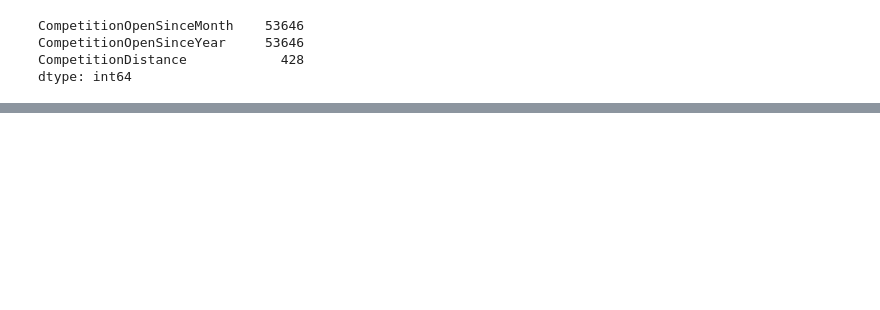
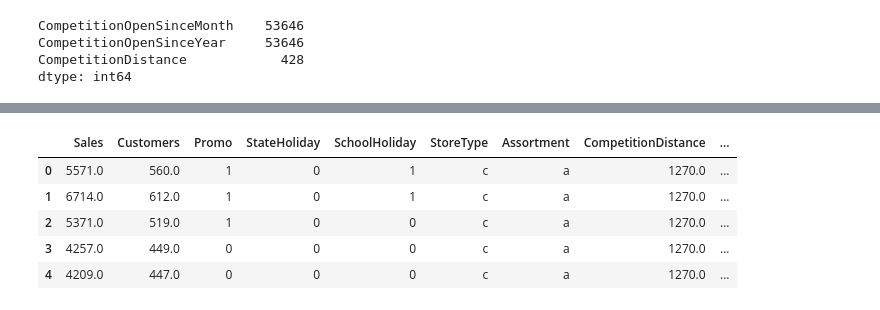
Before and after one commit to AM-Nateghi/ML-Laboratory, a Jupyter notebook: 1.Sales Prediction/train.ipynb, the cells around one changed output, grey strips where cells are left out. Cells and saved outputs as stored; diff of their text form; code cells hidden in the pictures; blank space fills up the shorter version.

```diff
--- a/1.Sales Prediction/train.ipynb
+++ b/1.Sales Prediction/train.ipynb
@@ -263,0 +308,9 @@ Name: HasCompetition, Length: 168607, dtype: bool
+# %%
+clean_data.head()
+# %% [output]
+|  | Sales | Customers | Promo | StateHoliday | SchoolHoliday | StoreType | Assortment | CompetitionDistance | ... |
+| 0 | 5571.0 | 560.0 | 1 | 0 | 1 | c | a | 1270.0 | ... |
+| 1 | 6714.0 | 612.0 | 1 | 0 | 1 | c | a | 1270.0 | ... |
+| 2 | 5371.0 | 519.0 | 1 | 0 | 0 | c | a | 1270.0 | ... |
+| 3 | 4257.0 | 449.0 | 0 | 0 | 0 | c | a | 1270.0 | ... |
+| 4 | 4209.0 | 447.0 | 0 | 0 | 0 | c | a | 1270.0 | ... |
```
Also changed, not shown: parts of 25 cells of this notebook.
